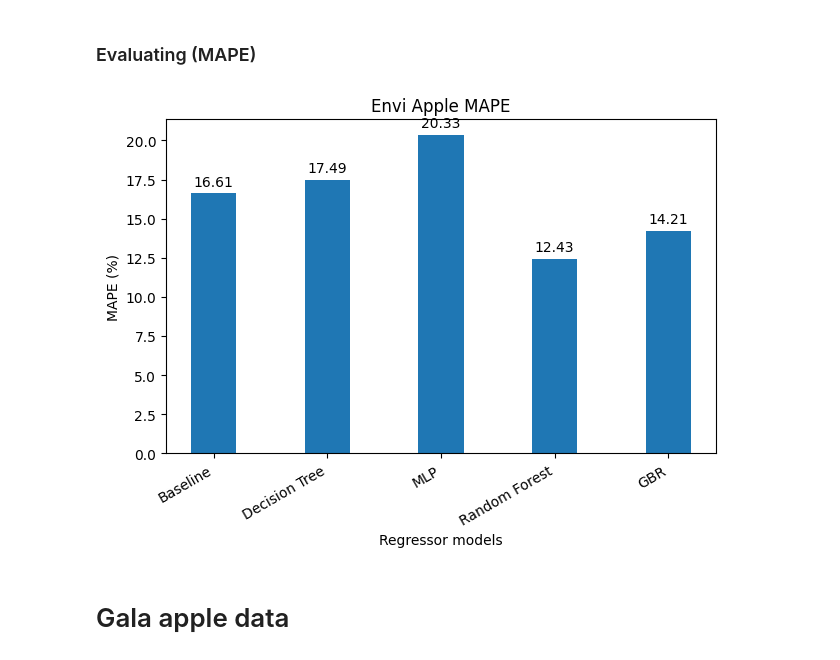
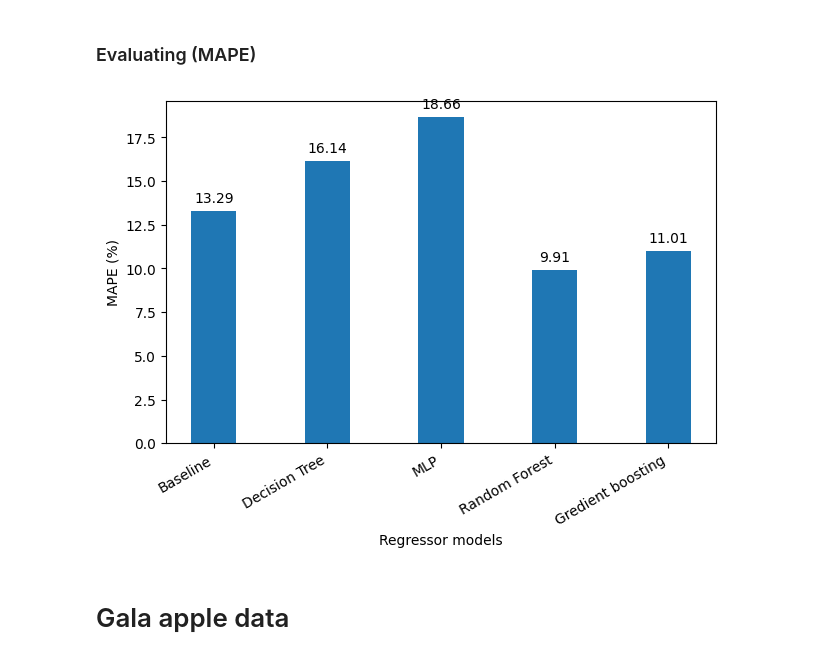
Before and after one commit to OteEnded/AI-Project_Apple, a Jupyter notebook: Mini_Project_2_Africa.ipynb, the cells around one changed output. Cells and saved outputs as stored; diff of their text form; code cells hidden in the pictures.

```diff
--- a/Mini_Project_2_Africa.ipynb
+++ b/Mini_Project_2_Africa.ipynb
@@ -34,7 +39,7 @@ def window_input(window_length: int, data: pd.DataFrame, apple: str) -> pd.DataF
     df = df.dropna(axis=0)
     return df
 # %%
-# Predict a sequence of future time steps using a sequence of past observations (page 19)
+# Predict a sequence of future time steps using a sequence of past observations
 
 def window_input_output(input_length: int, output_length: int, data: pd.DataFrame, apple: str) -> pd.DataFrame:
     df = data.copy()
@@ -45,7 +50,7 @@ def window_input_output(input_length: int, output_length: int, data: pd.DataFram
 
     j = 0
     while j < output_length:
-      df[f'y_{j}'] = df[apple].shift(-output_length-i)
+      df[f'y_{j}'] = df[apple].shift(-output_length-j)
       j += 1
 
     df = df.dropna(axis=0)
@@ -57,7 +62,7 @@ def _plot_series(series, series_name, apple, theme):
   plt.plot(xs, ys, label=series_name, color=list(sns.palettes.mpl_palette(theme))[0])
 # %%
 # อ่านข้อมูล เลือกประเทศ Africa
-df = pd.read_csv('./dataset/Apple462.csv')
+df = pd.read_csv('dataset/Apple462.csv')
 df = df[df["region"] == "Africa"]
 # แสดงข้อมูล
 df.info()
@@ -294,35 +315,29 @@ rand_forest_regr_pred = rand_forest_regr.predict(X_test)
 # %% [markdown]
 ### Evaluating (MAPE)
 # %%
-baseline_mape = mape(X_test, y_test)
-dt_mape = mape(y_test, dt_pred)
-# gbr_mape = mean_absolute_percentage_error(y_test, gbr_pred)
-mlp_mape = mape(y_test, mlp_pred)
-rand_forest_mape = mape(y_test, rand_forest_regr_pred)
-# svr_mape = mean_absolute_percentage_error(y_test, svr_pred)
-# krr_mape = mape(y_test, krr_pred)
-# ada_mape = mean_absolute_percentage_error(y_test, ada_pred)
-gbr_seq_mape = mape(y_test, gbr_seq_preds)
+baseline_mape = mape(X_test.reshape(1, -1), y_test.reshape(1, -1))
+dt_mape = mape(y_test.reshape(1, -1), dt_pred.reshape(1, -1))
+mlp_mape = mape(y_test.reshape(1, -1), mlp_pred.reshape(1, -1))
+rand_forest_mape = mape(y_test.reshape(1, -1), rand_forest_regr_pred.reshape(1, -1))
+gbr_seq_mape = mape(y_test.reshape(1, -1), gbr_seq_preds.reshape(1, -1))
 # %%
-x = ['Baseline', 'Decision Tree', 'MLP', 'Random Forest', 'GBR']
+x = ['Baseline', 'Decision Tree', 'MLP', 'Random Forest', 'Gredient boosting']
 y = [baseline_mape, dt_mape, mlp_mape, rand_forest_mape, gbr_seq_mape]
 
 fig, ax = plt.subplots()
 
 fig.autofmt_xdate()
 
 ax.bar(x, y, width=0.4)
 ax.set_xlabel('Regressor models')
 ax.set_ylabel('MAPE (%)')
 
 for index, value in enumerate(y):
   plt.text(x=index, y=value + 0.5, s=str(value), ha='center')
 
-plt.title("Envi Apple MAPE")
-
 plt.tight_layout()
 # %% [output]
-[figure, old version]
+[figure, new version]
 # %% [markdown]
 # Gala apple data
 # %% [markdown]
```
Also changed, not shown: parts of 20 cells of this notebook, 2 other files.
